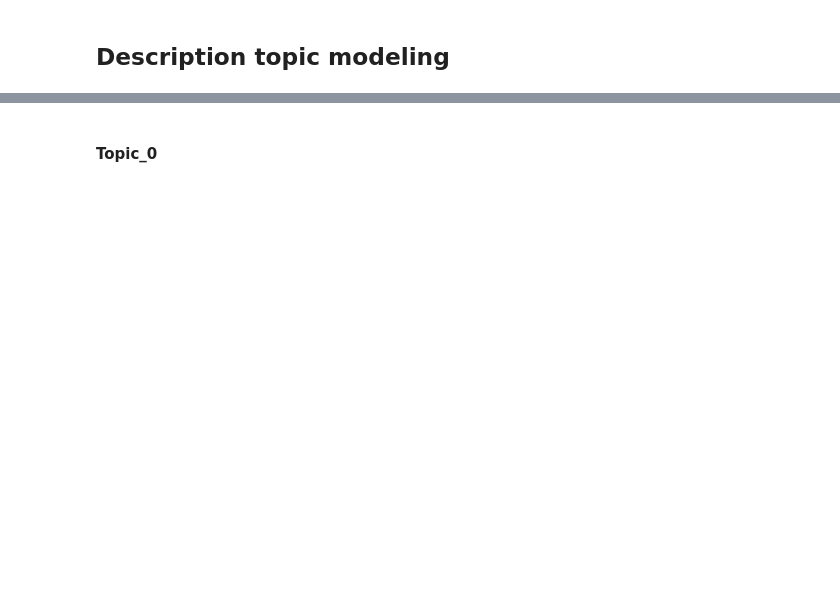
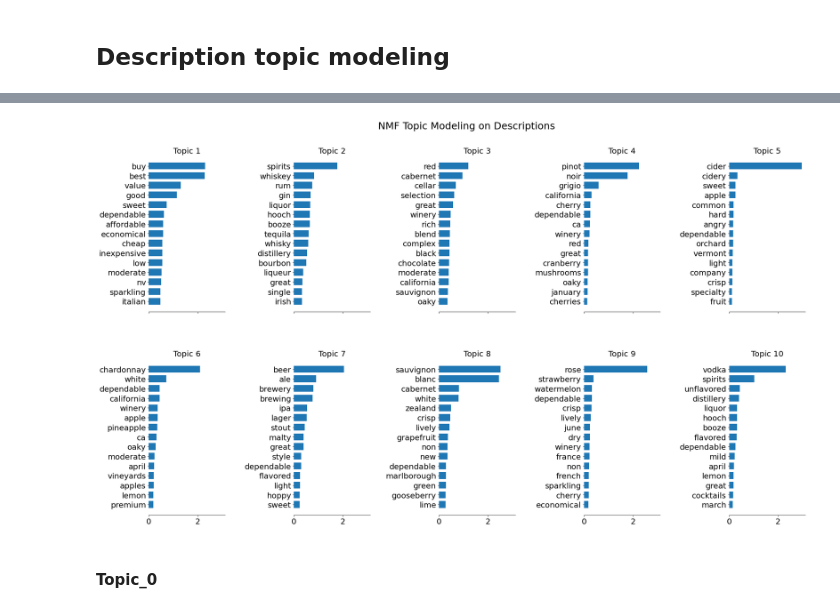
Before and after one commit to luongtruong77/nlp-drinks-cocktails-recommender, a Jupyter notebook: notebooks/topic-modeling.ipynb, the cells around one changed output, grey strips where cells are left out. Cells and saved outputs as stored; diff of their text form; code cells hidden in the pictures; blank space fills up the shorter version.

```diff
--- a/notebooks/topic-modeling.ipynb
+++ b/notebooks/topic-modeling.ipynb
@@ -503,3 +415,7 @@ des_df.head(10)
+# %%
+plot_top_words(nmf_des, vocabs_des, 15, "NMF Topic Modeling on Descriptions")
+# %% [output]
+[figure, added]
 # %% [markdown]
 #### Topic_0
 # %%
```
Also changed, not shown: parts of 58 cells of this notebook, 2 other files.
